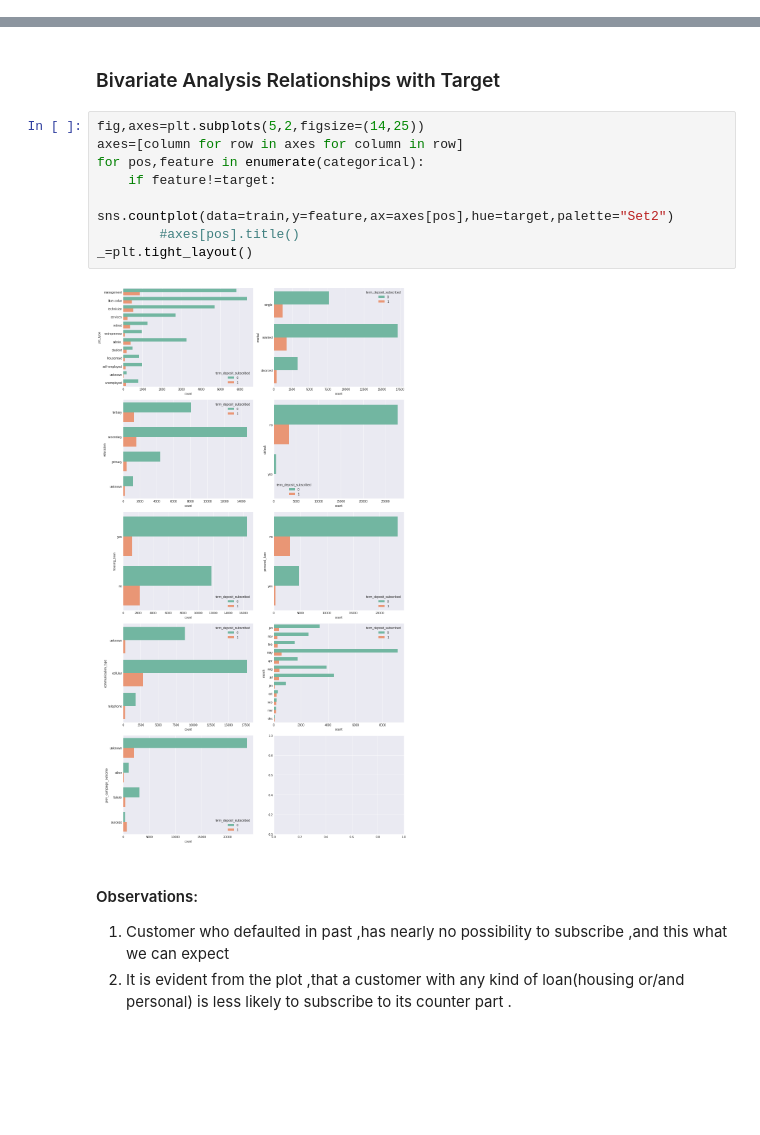
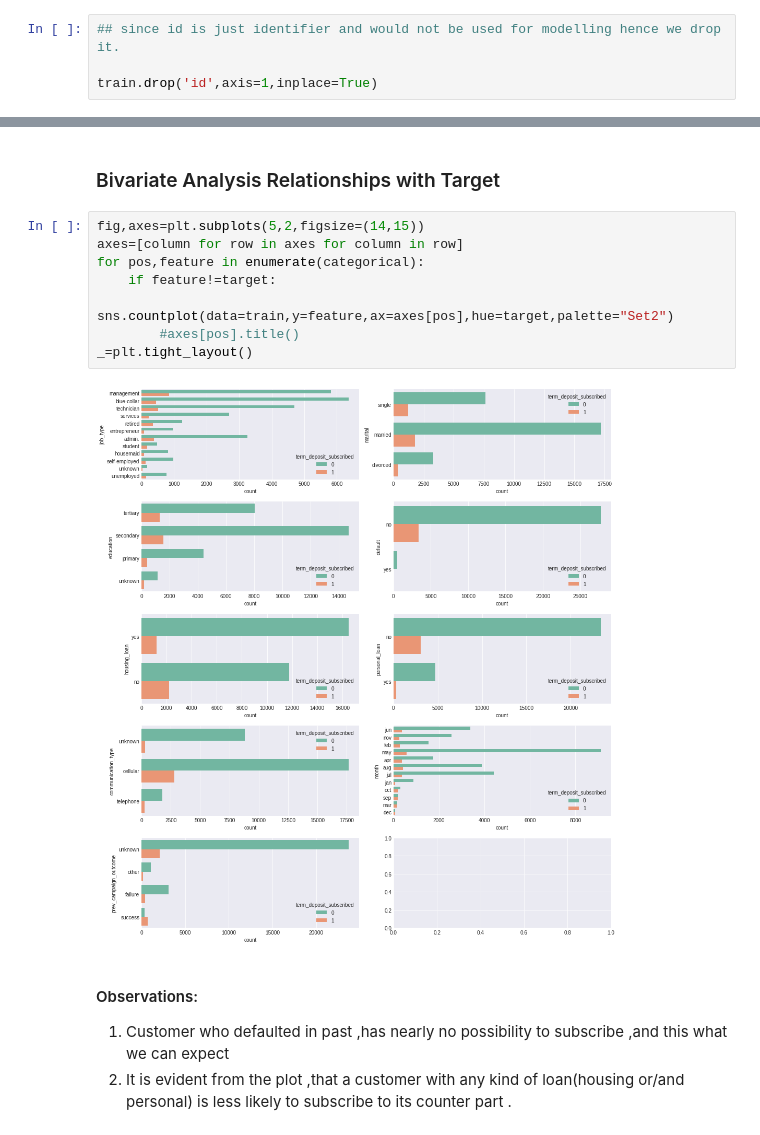
Before and after one commit to faisal-git/Intelligent_Target, a Jupyter notebook: Intelligent Targeting.ipynb, the cells around one changed output, grey strips where cells are left out. Cells and saved outputs as stored; diff of their text form; blank space fills up the shorter version.

```diff
--- a/Intelligent Targeting.ipynb
+++ b/Intelligent Targeting.ipynb
@@ -120,6 +120,10 @@ Index(['id', 'customer_age', 'job_type', 'marital', 'education', 'default',
        'num_contacts_prev_campaign', 'prev_campaign_outcome',
        'term_deposit_subscribed'],
       dtype='object')
+# %%
+## since id is just identifier and would not be used for modelling hence we drop it.
+
+train.drop('id',axis=1,inplace=True)
 # %% [markdown]
 #### data_types of variables
 # %%
@@ -297,15 +301,15 @@ target='term_deposit_subscribed'
 # %% [markdown]
 ### Bivariate Analysis Relationships with Target
 # %%
-fig,axes=plt.subplots(5,2,figsize=(14,25))
+fig,axes=plt.subplots(5,2,figsize=(14,15))
 axes=[column for row in axes for column in row]
 for pos,feature in enumerate(categorical):
     if feature!=target:
         sns.countplot(data=train,y=feature,ax=axes[pos],hue=target,palette="Set2")
         #axes[pos].title()
 _=plt.tight_layout()
 # %% [output]
-[figure, old version]
+[figure, new version]
 # %% [markdown]
 #### Observations:
 1. Customer who defaulted in past ,has nearly no possibility to subscribe ,and this what we can expect
```
Also changed, not shown: parts of 85 cells of this notebook.
